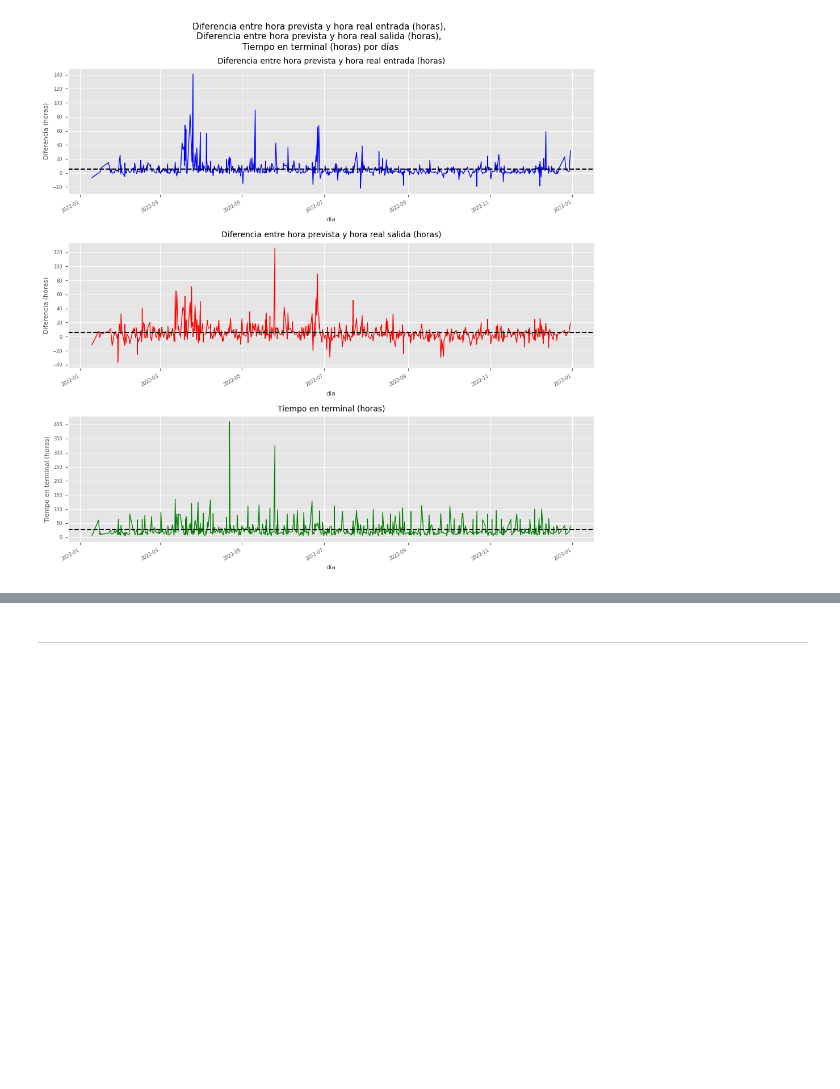
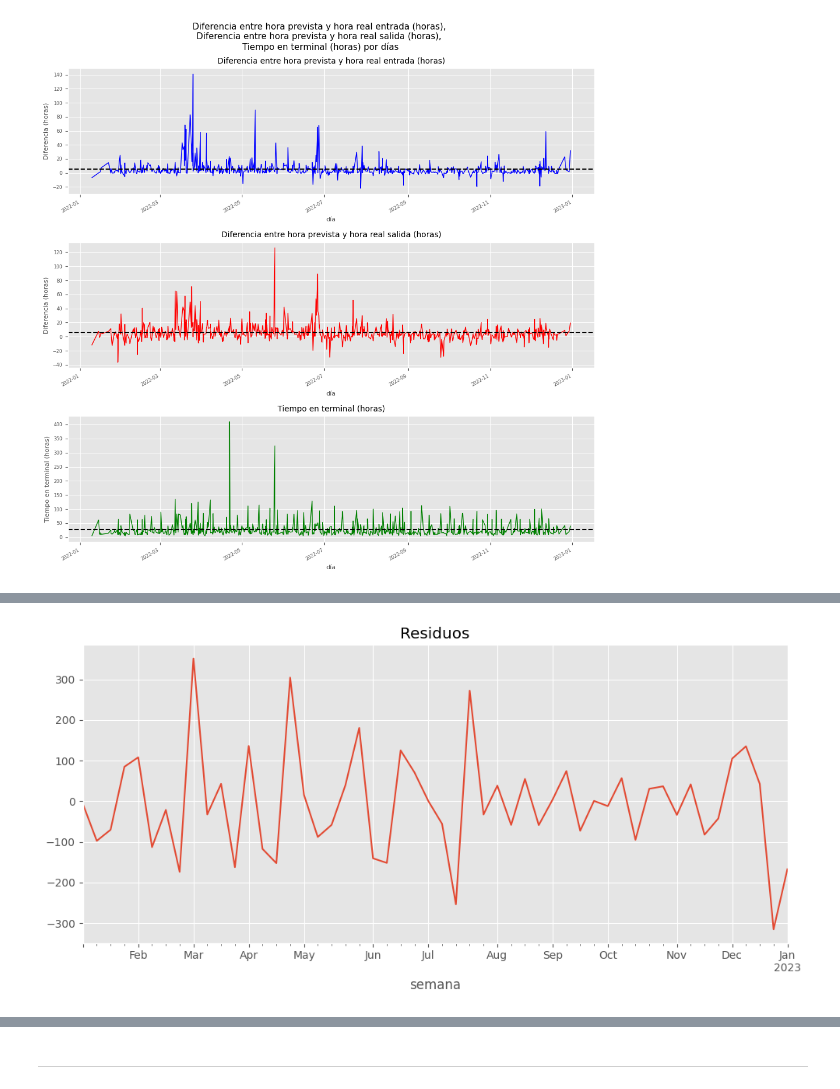
Before and after one commit to Pevicsanch/pruebas, a Jupyter notebook: analysis.ipynb, the cells around one changed output, grey strips where cells are left out. Saved outputs shown, nothing was run; the diff lists cells and outputs as text; code cells hidden in the pictures; blank space fills up the shorter version.

```diff
--- a/analysis.ipynb
+++ b/analysis.ipynb
@@ -760,0 +779,7 @@ result.trend.plot()
+# %%
+result.resid.plot().set_title('Residuos')
+plt.tight_layout()
+plt.xlabel('semana')
+plt.show()
+# %% [output]
+[figure, added]
```
Also changed, not shown: parts of 8 cells of this notebook.
